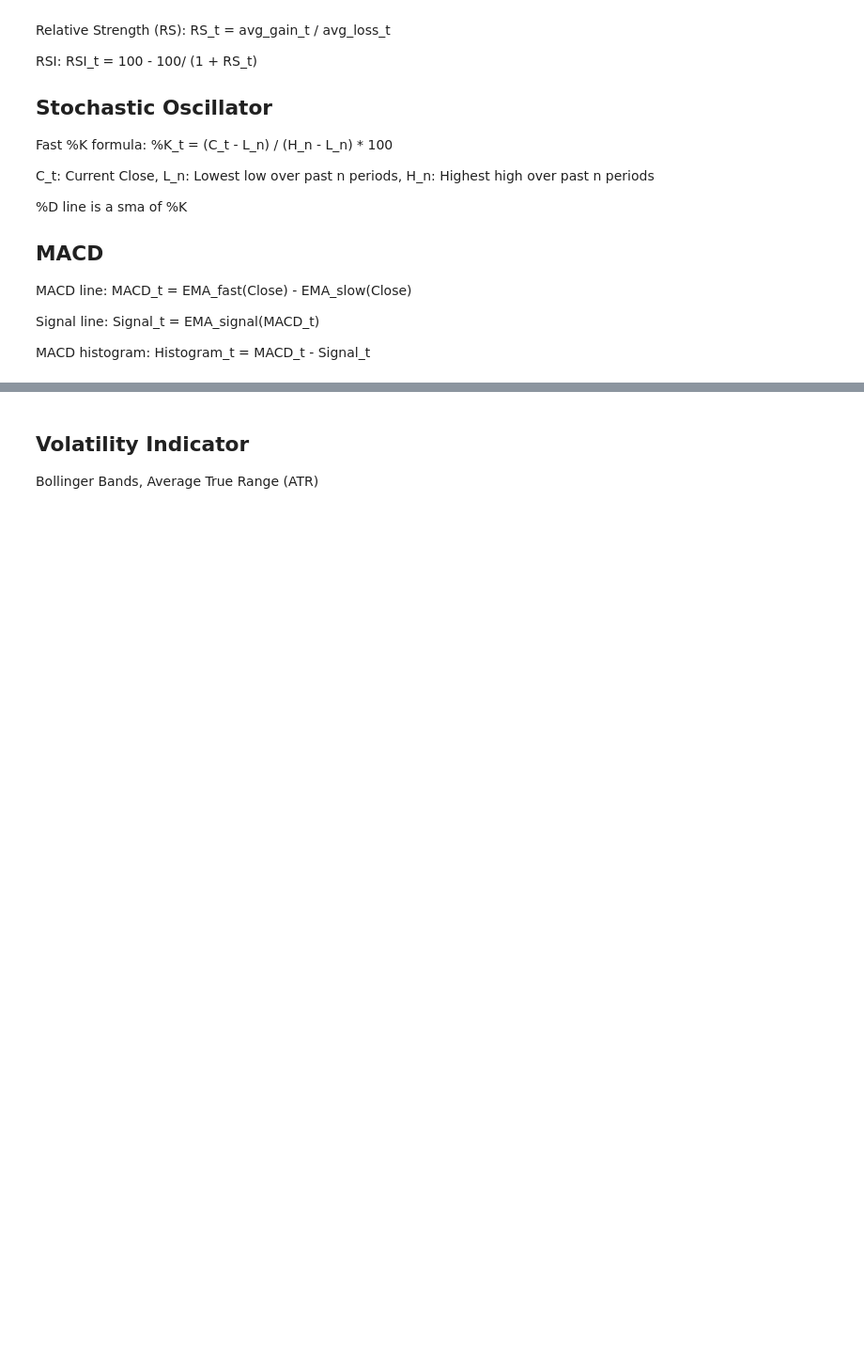
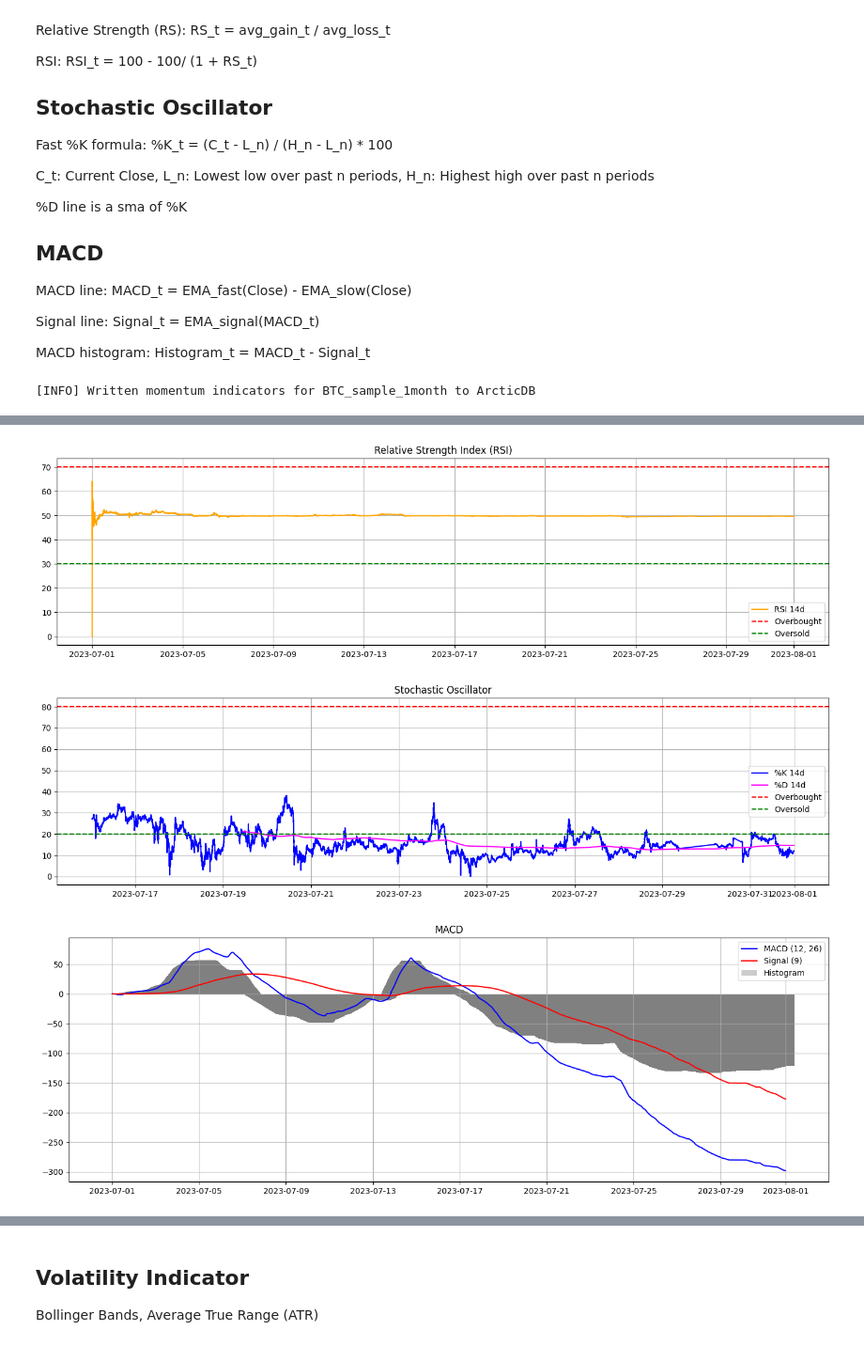
Before and after one commit to VegarGG/Crypto_Research, a Jupyter notebook: features/trend_indicator.ipynb, the cells around one changed output, grey strips where cells are left out. Shown at 94% size. Saved outputs shown, nothing was run; the diff lists cells and outputs as text; code cells hidden in the pictures; blank space fills up the shorter version.

Commit message:
Update Momentum indicator test result for 1 year data

```diff
--- a/features/trend_indicator.ipynb
+++ b/features/trend_indicator.ipynb
@@ -423,9 +423,9 @@ class MomentumIndicatorPipeline_math:
     def run(self, df: pd.DataFrame, symbol: str, rsi_windows=[14], stoch_windows=[14], macd_params=(12, 26, 9)):
         df = df.copy()
         for w in rsi_windows:
-            df = self.compute_rsi(df, window=w)
+            df = self.compute_rsi(df, days=w)
         for w in stoch_windows:
-            df = self.compute_stochastic(df, window=w)
+            df = self.compute_stochastic(df, days=w)
         df = self.compute_macd(df, *macd_params)
 
         # Save to ArcticDB
@@ -433,6 +433,18 @@ class MomentumIndicatorPipeline_math:
         print(f"[INFO] Written momentum indicators for {symbol} to ArcticDB")
 
         # Plot the indicators automatically
-        self.plot_indicators(df)
+        self.plot_indicators(
+            df,
+            rsi_days=rsi_windows[0],
+            stoch_days=stoch_windows[0],
+            macd_days=macd_params
+            )
 
         return df
+# %%
+# sample run Momentum Indicator
+
+momentum_pipeline_m = MomentumIndicatorPipeline_math(lib_name='momentum_indicators', store_path=f"lmdb://{DB_PATH}")
+df_momentum_m = momentum_pipeline_m.run(df, symbol='BTC_sample_1month')
+# %% [output]
+[INFO] Written momentum indicators for BTC_sample_1month to ArcticDB
@@ -438,0 +452,3 @@ class MomentumIndicatorPipeline_math:
+[figure, added]
+[figure, added]
+[figure, added]
```
Also changed, not shown: parts of 2 cells of this notebook.
